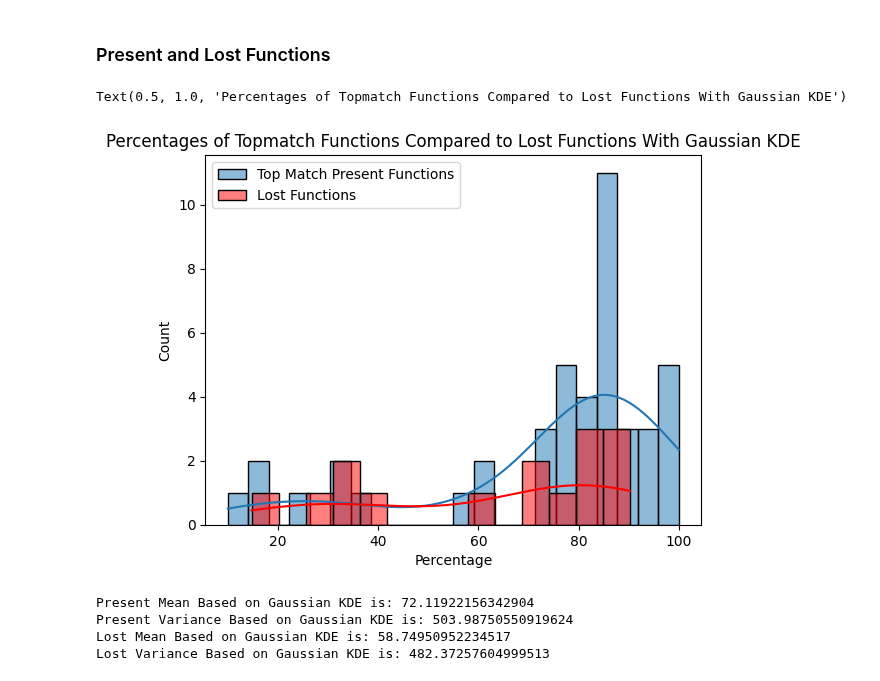
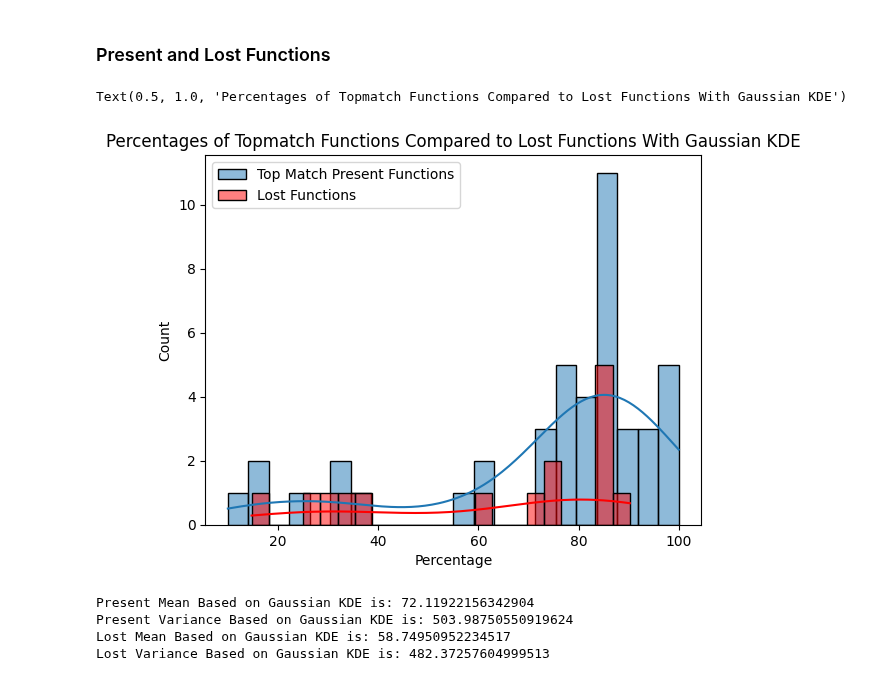
Before and after one commit to jtdocter27/EcoDr, a Jupyter notebook: EnCen/Figures for paper/as_specic_figures.ipynb, the cells around one changed output. Cells and saved outputs as stored; diff of their text form; code cells hidden in the pictures.

```diff
--- a/EnCen/Figures for paper/as_specic_figures.ipynb
+++ b/EnCen/Figures for paper/as_specic_figures.ipynb
@@ -72,12 +82,12 @@ Median: 3.04399468910012
 ### Present and Lost Functions
 # %%
 sns.histplot(x='Percentage', bins = 22, data = as_present, label = 'Top Match Present Functions', kde = True)
-sns.histplot(x='Percentage',bins=14, data = as_lost, color = 'red', label='Lost Functions', kde= True)
+sns.histplot(x='Percentage',bins=22, data = as_lost, color = 'red', label='Lost Functions', kde= True)
 plt.legend()
 plt.title('Percentages of Topmatch Functions Compared to Lost Functions With Gaussian KDE')
 # %% [output]
 Text(0.5, 1.0, 'Percentages of Topmatch Functions Compared to Lost Functions With Gaussian KDE')
-[figure, old version]
+[figure, new version]
 # %%
 present_array = np.array(as_present['Percentage'])
 lost_array = np.array(as_lost['Percentage'])
```
Also changed, not shown: parts of 2 cells of this notebook.
